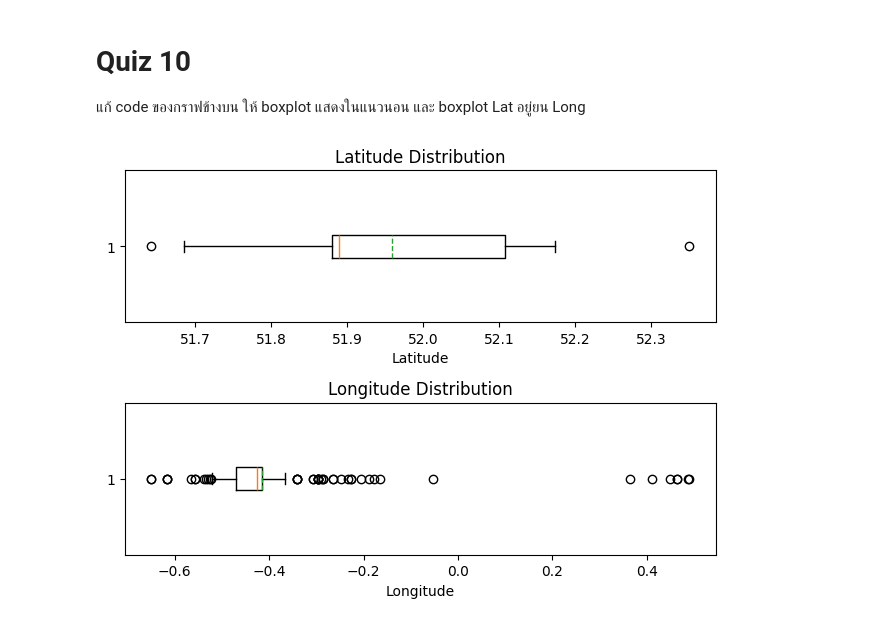
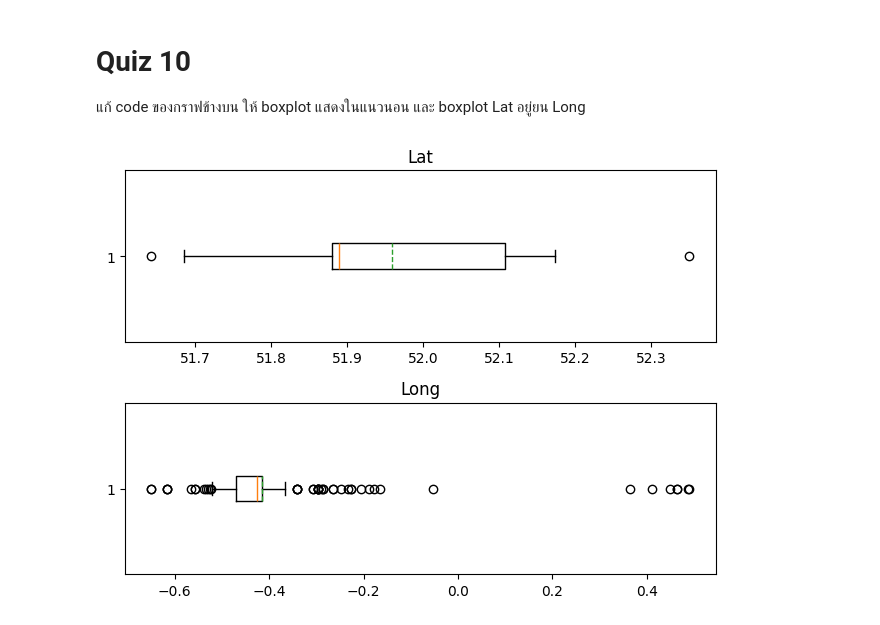
Before and after one commit to Thanyarat281-6/dataviz2025, a Jupyter notebook: Visualize_Data_Distribution.ipynb, the cells around one changed output. Saved outputs shown, nothing was run; the diff lists cells and outputs as text; code cells hidden in the pictures.

```diff
--- a/Visualize_Data_Distribution.ipynb
+++ b/Visualize_Data_Distribution.ipynb
@@ -439,15 +439,16 @@ Text(0.5, 1.0, 'Long')
 # %%
 
 plt.subplot(2, 1, 1) # 2 rows, 1 column, first plot
 plt.boxplot(stopandsearch_df['Latitude'].dropna(), whis=1, vert=False, showmeans=True, meanline=True)
-plt.title('Latitude Distribution')
-plt.xlabel('Latitude')
+plt.title('Lat')
+
+
 plt.subplot(2, 1, 2) # 2 rows, 1 column, second plot
 plt.boxplot(stopandsearch_df['Longitude'].dropna(), whis=1, vert=False, showmeans=True, meanline=True)
-plt.title('Longitude Distribution')
-plt.xlabel('Longitude')
+plt.title('Long')
+
 
 plt.tight_layout() # Adjust layout to prevent titles/labels overlapping
 plt.show()
 # %% [output]
-[figure, old version]
+[figure, new version]
```
